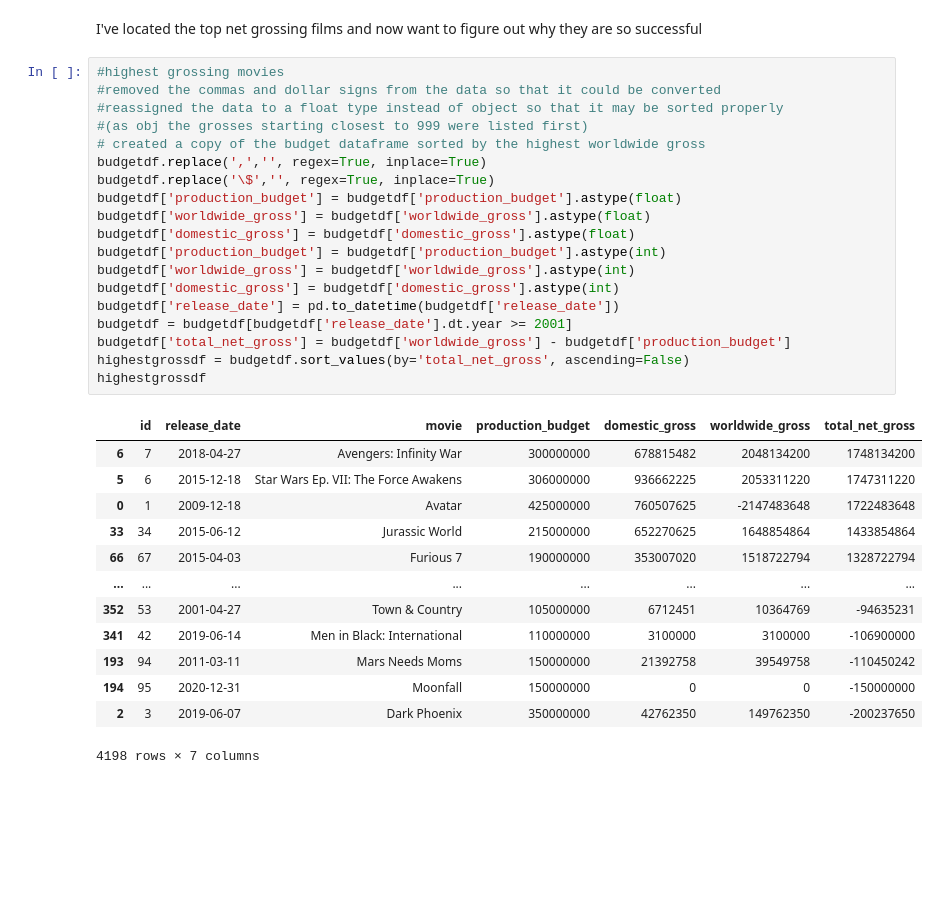
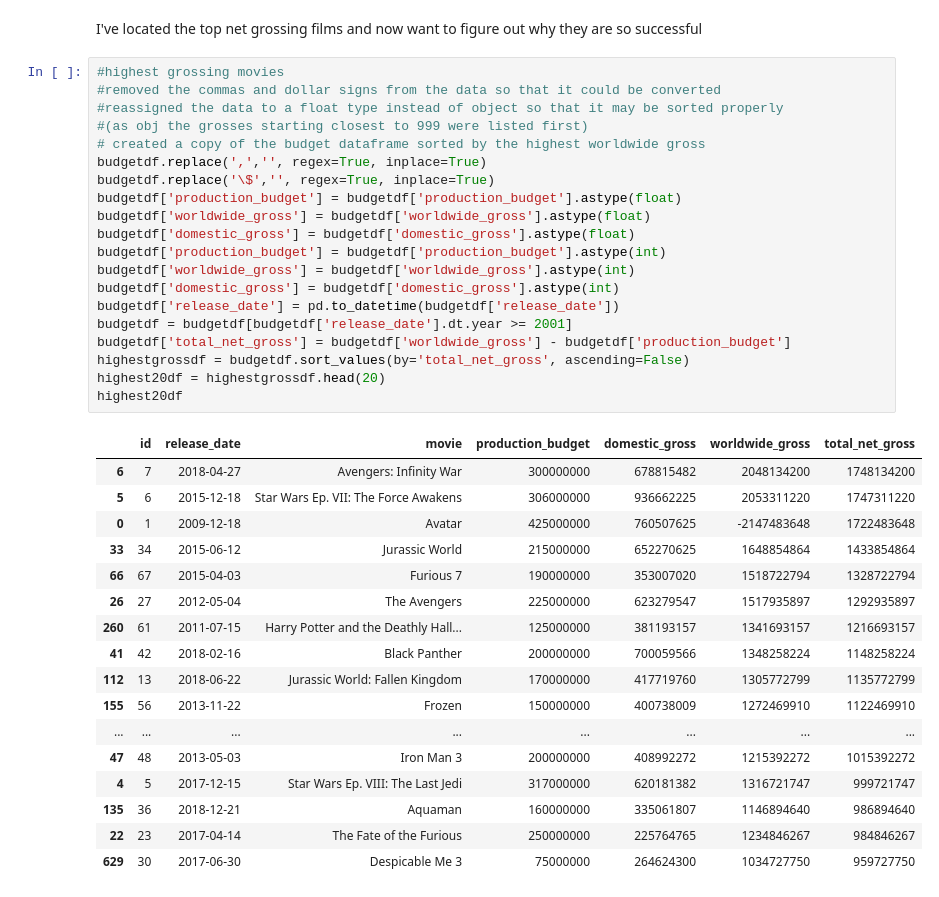
Before and after one commit to paul-lindquist/microsoft-studio-movie-analysis, a Jupyter notebook: data_parsing.ipynb, the cells around one changed output. Saved outputs shown, nothing was run; the diff lists cells and outputs as text; blank space fills up the shorter version.

```diff
--- a/data_parsing.ipynb
+++ b/data_parsing.ipynb
@@ -193,34 +254,39 @@ I've located the top net grossing films and now want to figure out why they are
 # %%
 #highest grossing movies
 #removed the commas and dollar signs from the data so that it could be converted
 #reassigned the data to a float type instead of object so that it may be sorted properly
 #(as obj the grosses starting closest to 999 were listed first)
 # created a copy of the budget dataframe sorted by the highest worldwide gross
 budgetdf.replace(',','', regex=True, inplace=True)
 budgetdf.replace('\$','', regex=True, inplace=True)
 budgetdf['production_budget'] = budgetdf['production_budget'].astype(float)
 budgetdf['worldwide_gross'] = budgetdf['worldwide_gross'].astype(float)
 budgetdf['domestic_gross'] = budgetdf['domestic_gross'].astype(float)
 budgetdf['production_budget'] = budgetdf['production_budget'].astype(int)
 budgetdf['worldwide_gross'] = budgetdf['worldwide_gross'].astype(int)
 budgetdf['domestic_gross'] = budgetdf['domestic_gross'].astype(int)
 budgetdf['release_date'] = pd.to_datetime(budgetdf['release_date'])
 budgetdf = budgetdf[budgetdf['release_date'].dt.year >= 2001]
 budgetdf['total_net_gross'] = budgetdf['worldwide_gross'] - budgetdf['production_budget']
 highestgrossdf = budgetdf.sort_values(by='total_net_gross', ascending=False)
-highestgrossdf
+highest20df = highestgrossdf.head(20)
+highest20df
 # %% [output]
 |  | id | release_date | movie | production_budget | domestic_gross | worldwide_gross | total_net_gross |
 | 6 | 7 | 2018-04-27 | Avengers: Infinity War | 300000000 | 678815482 | 2048134200 | 1748134200 |
 | 5 | 6 | 2015-12-18 | Star Wars Ep. VII: The Force Awakens | 306000000 | 936662225 | 2053311220 | 1747311220 |
 | 0 | 1 | 2009-12-18 | Avatar | 425000000 | 760507625 | -2147483648 | 1722483648 |
 | 33 | 34 | 2015-06-12 | Jurassic World | 215000000 | 652270625 | 1648854864 | 1433854864 |
 | 66 | 67 | 2015-04-03 | Furious 7 | 190000000 | 353007020 | 1518722794 | 1328722794 |
+| 26 | 27 | 2012-05-04 | The Avengers | 225000000 | 623279547 | 1517935897 | 1292935897 |
+| 260 | 61 | 2011-07-15 | Harry Potter and the Deathly Hall... | 125000000 | 381193157 | 1341693157 | 1216693157 |
+| 41 | 42 | 2018-02-16 | Black Panther | 200000000 | 700059566 | 1348258224 | 1148258224 |
+| 112 | 13 | 2018-06-22 | Jurassic World: Fallen Kingdom | 170000000 | 417719760 | 1305772799 | 1135772799 |
+| 155 | 56 | 2013-11-22 | Frozen | 150000000 | 400738009 | 1272469910 | 1122469910 |
 | ... | ... | ... | ... | ... | ... | ... | ... |
-| 352 | 53 | 2001-04-27 | Town & Country | 105000000 | 6712451 | 10364769 | -94635231 |
-| 341 | 42 | 2019-06-14 | Men in Black: International | 110000000 | 3100000 | 3100000 | -106900000 |
-| 193 | 94 | 2011-03-11 | Mars Needs Moms | 150000000 | 21392758 | 39549758 | -110450242 |
-| 194 | 95 | 2020-12-31 | Moonfall | 150000000 | 0 | 0 | -150000000 |
-| 2 | 3 | 2019-06-07 | Dark Phoenix | 350000000 | 42762350 | 149762350 | -200237650 |
+| 47 | 48 | 2013-05-03 | Iron Man 3 | 200000000 | 408992272 | 1215392272 | 1015392272 |
+| 4 | 5 | 2017-12-15 | Star Wars Ep. VIII: The Last Jedi | 317000000 | 620181382 | 1316721747 | 999721747 |
+| 135 | 36 | 2018-12-21 | Aquaman | 160000000 | 335061807 | 1146894640 | 986894640 |
+| 22 | 23 | 2017-04-14 | The Fate of the Furious | 250000000 | 225764765 | 1234846267 | 984846267 |
+| 629 | 30 | 2017-06-30 | Despicable Me 3 | 75000000 | 264624300 | 1034727750 | 959727750 |
-4198 rows × 7 columns
 # %%
```
Also changed, not shown: parts of 41 cells of this notebook.
